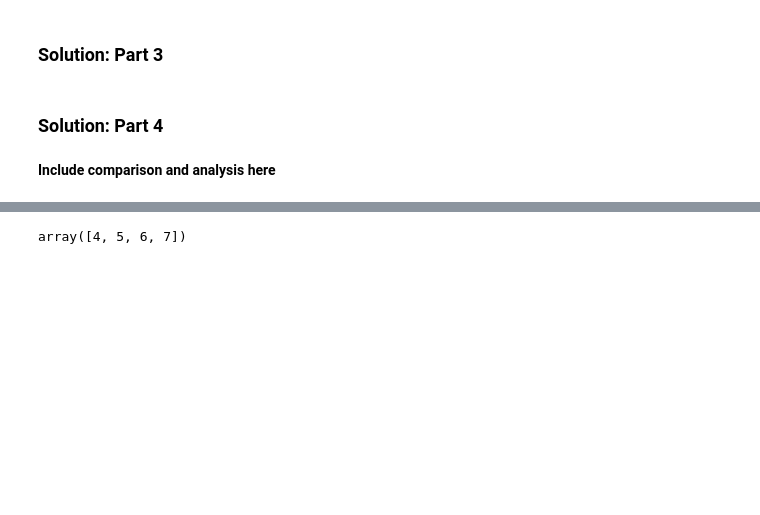
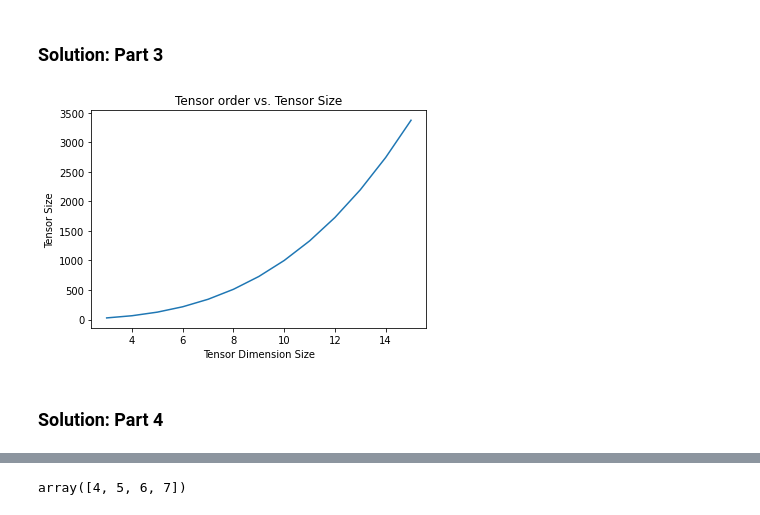
Before and after one commit to izchrism/ASPMI_Tensor_Notebooks, a Jupyter notebook: notebooks/1_Tensors_and_basic_operations.ipynb, the cells around one changed output, grey strips where cells are left out. Saved outputs shown, nothing was run; the diff lists cells and outputs as text; code cells hidden in the pictures; blank space fills up the shorter version.

```diff
--- a/notebooks/1_Tensors_and_basic_operations.ipynb
+++ b/notebooks/1_Tensors_and_basic_operations.ipynb
@@ -77,4 +104,19 @@ tensor_5d.frob_norm
+# %%
+tensor_sz_list = []
+dimension_size_list = []
+order = 3
+for dimension_size in range (3,16):
+    temp_array = np.array(([1] * (dimension_size**order))).reshape((dimension_size,)* order)
+    temp_tensor = Tensor(temp_array)
+    tensor_sz_list.append(temp_tensor.size)
+    dimension_size_list.append(dimension_size)
+# %%
+plt.plot(dimension_size_list, tensor_sz_list)
+plt.title('Tensor order vs. Tensor Size')
+plt.xlabel('Tensor Dimension Size')
+plt.ylabel('Tensor Size')
+plt.show()
+# %% [output]
+[figure, added]
 # %% [markdown]
 ### Solution: Part 4
-# %% [markdown]
-**Include comparison and analysis here**
```
Also changed, not shown: parts of 42 cells of this notebook, 1 other file.
